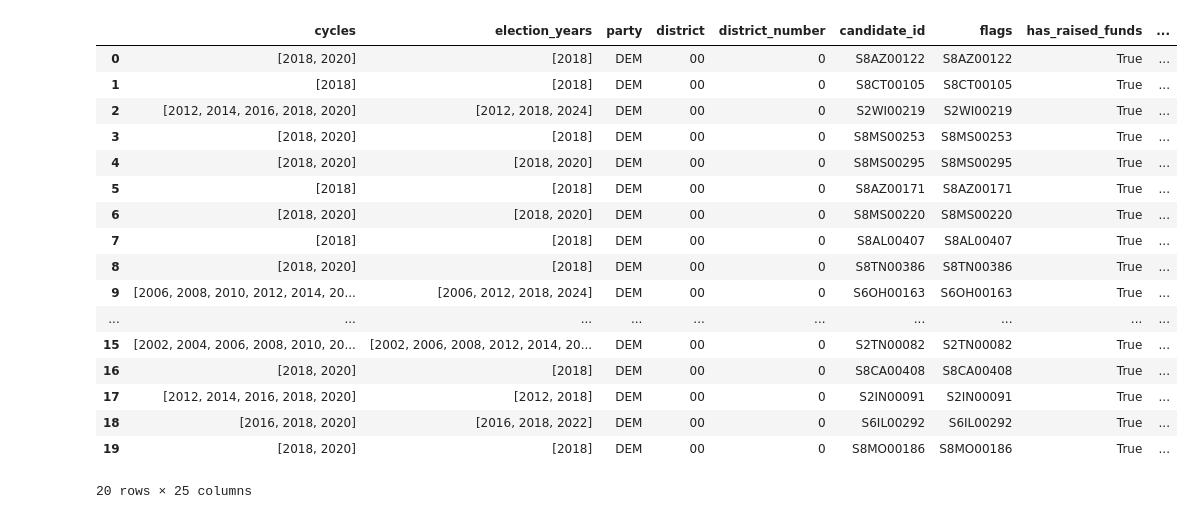
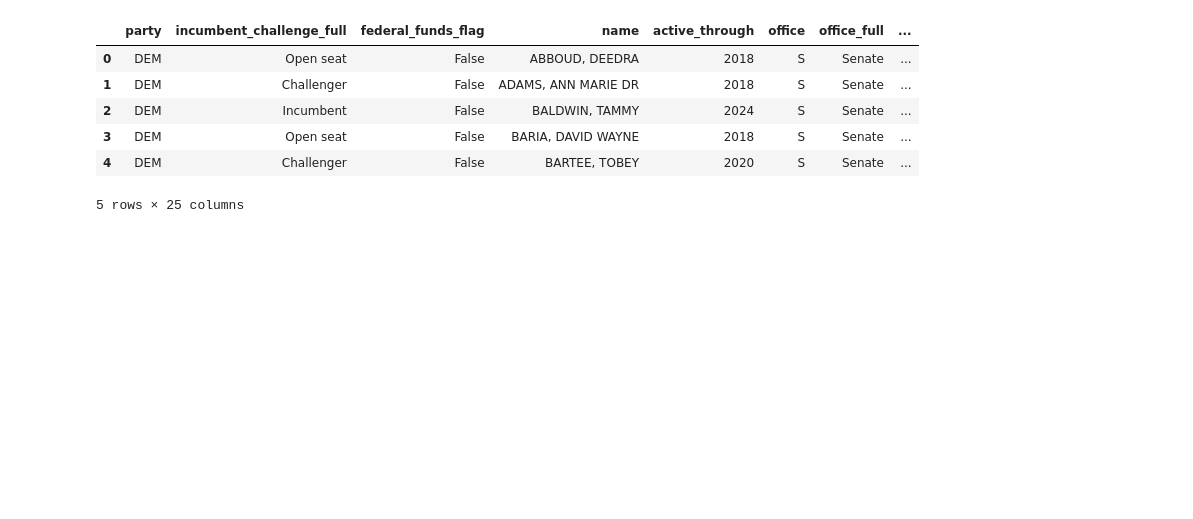
Before and after one commit to flopezjr/5-blue-json-mraz, a Jupyter notebook: Untitled.ipynb, the cells around one changed output. Drawn from its saved outputs; the diff is of its cells as text; code cells hidden in the pictures; blank space fills up the shorter version.

```diff
--- a/Untitled.ipynb
+++ b/Untitled.ipynb
@@ -115,22 +134,11 @@ candidate_page_5.head()
 1 rows × 25 columns
 # %%
-candidate_page_1
+candidate_page_1.head()
 # %% [output]
-|  | cycles | election_years | party | district | district_number | candidate_id | flags | has_raised_funds | ... |
-| 0 | [2018, 2020] | [2018] | DEM | 00 | 0 | S8AZ00122 | S8AZ00122 | True | ... |
-| 1 | [2018] | [2018] | DEM | 00 | 0 | S8CT00105 | S8CT00105 | True | ... |
-| 2 | [2012, 2014, 2016, 2018, 2020] | [2012, 2018, 2024] | DEM | 00 | 0 | S2WI00219 | S2WI00219 | True | ... |
-| 3 | [2018, 2020] | [2018] | DEM | 00 | 0 | S8MS00253 | S8MS00253 | True | ... |
-| 4 | [2018, 2020] | [2018, 2020] | DEM | 00 | 0 | S8MS00295 | S8MS00295 | True | ... |
-| 5 | [2018] | [2018] | DEM | 00 | 0 | S8AZ00171 | S8AZ00171 | True | ... |
-| 6 | [2018, 2020] | [2018, 2020] | DEM | 00 | 0 | S8MS00220 | S8MS00220 | True | ... |
-| 7 | [2018] | [2018] | DEM | 00 | 0 | S8AL00407 | S8AL00407 | True | ... |
-| 8 | [2018, 2020] | [2018] | DEM | 00 | 0 | S8TN00386 | S8TN00386 | True | ... |
-| 9 | [2006, 2008, 2010, 2012, 2014, 20... | [2006, 2012, 2018, 2024] | DEM | 00 | 0 | S6OH00163 | S6OH00163 | True | ... |
-| ... | ... | ... | ... | ... | ... | ... | ... | ... | ... |
-| 15 | [2002, 2004, 2006, 2008, 2010, 20... | [2002, 2006, 2008, 2012, 2014, 20... | DEM | 00 | 0 | S2TN00082 | S2TN00082 | True | ... |
-| 16 | [2018, 2020] | [2018] | DEM | 00 | 0 | S8CA00408 | S8CA00408 | True | ... |
-| 17 | [2012, 2014, 2016, 2018, 2020] | [2012, 2018] | DEM | 00 | 0 | S2IN00091 | S2IN00091 | True | ... |
-| 18 | [2016, 2018, 2020] | [2016, 2018, 2022] | DEM | 00 | 0 | S6IL00292 | S6IL00292 | True | ... |
-| 19 | [2018, 2020] | [2018] | DEM | 00 | 0 | S8MO00186 | S8MO00186 | True | ... |
+|  | party | incumbent_challenge_full | federal_funds_flag | name | active_through | office | office_full | ... |
+| 0 | DEM | Open seat | False | ABBOUD, DEEDRA | 2018 | S | Senate | ... |
+| 1 | DEM | Challenger | False | ADAMS, ANN MARIE DR | 2018 | S | Senate | ... |
+| 2 | DEM | Incumbent | False | BALDWIN, TAMMY | 2024 | S | Senate | ... |
+| 3 | DEM | Open seat | False | BARIA, DAVID WAYNE | 2018 | S | Senate | ... |
+| 4 | DEM | Challenger | False | BARTEE, TOBEY | 2020 | S | Senate | ... |
-20 rows × 25 columns
+5 rows × 25 columns
```
Also changed, not shown: parts of 16 cells of this notebook.
